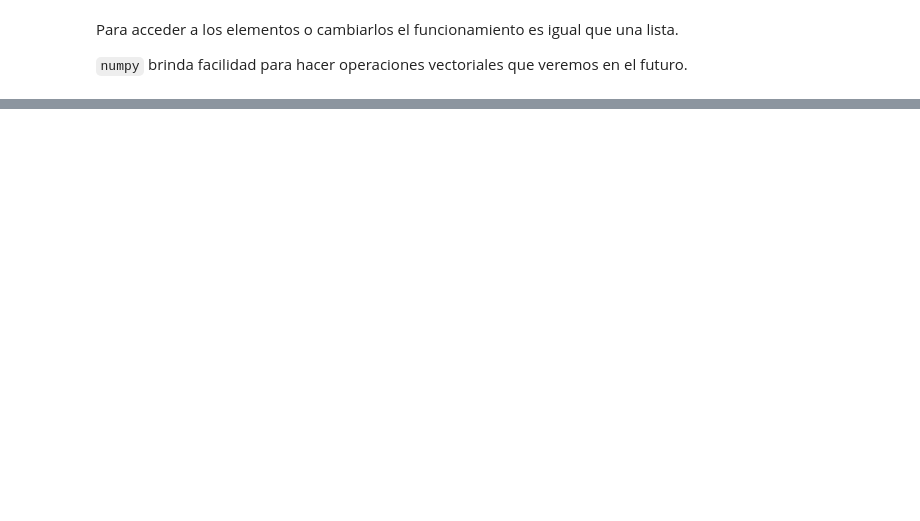
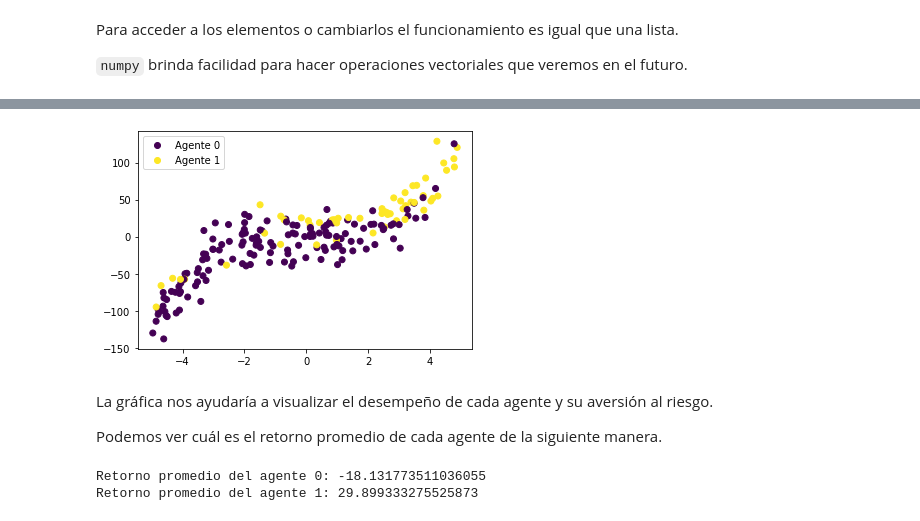
Before and after one commit to fjme95/python-para-la-ciencia-de-datos, a Jupyter notebook: 2_Estadística_básica_e_introducción_a_numpy.ipynb, the cells around one changed output, grey strips where cells are left out. Saved outputs shown, nothing was run; the diff lists cells and outputs as text; code cells hidden in the pictures; blank space fills up the shorter version.

```diff
--- a/2_Estadística_básica_e_introducción_a_numpy.ipynb
+++ b/2_Estadística_básica_e_introducción_a_numpy.ipynb
@@ -153,0 +226,19 @@ Para acceder a los elementos o cambiarlos el funcionamiento es igual que una lis
+# %%
+z = np.random.binomial(1, .7, 200)
+z[y < 20] = np.random.binomial(1, .1, sum(y < 20))
+# %%
+scatter = plt.scatter(x, y, c = z)
+plt.legend(handles=scatter.legend_elements()[0], labels = ['Agente 0', 'Agente 1'])
+plt.show()
+# %% [output]
+[figure, added]
+# %% [markdown]
+La gráfica nos ayudaría a visualizar el desempeño de cada agente y su aversión al riesgo.
+
+Podemos ver cuál es el retorno promedio de cada agente de la siguiente manera.
+# %%
+print(f'Retorno promedio del agente 0: {np.mean(y[z == 0])}')
+print(f'Retorno promedio del agente 1: {np.mean(y[z == 1])}')
+# %% [output]
+Retorno promedio del agente 0: -18.131773511036055
+Retorno promedio del agente 1: 29.899333275525873
```
Also changed, not shown: parts of 17 cells of this notebook.
